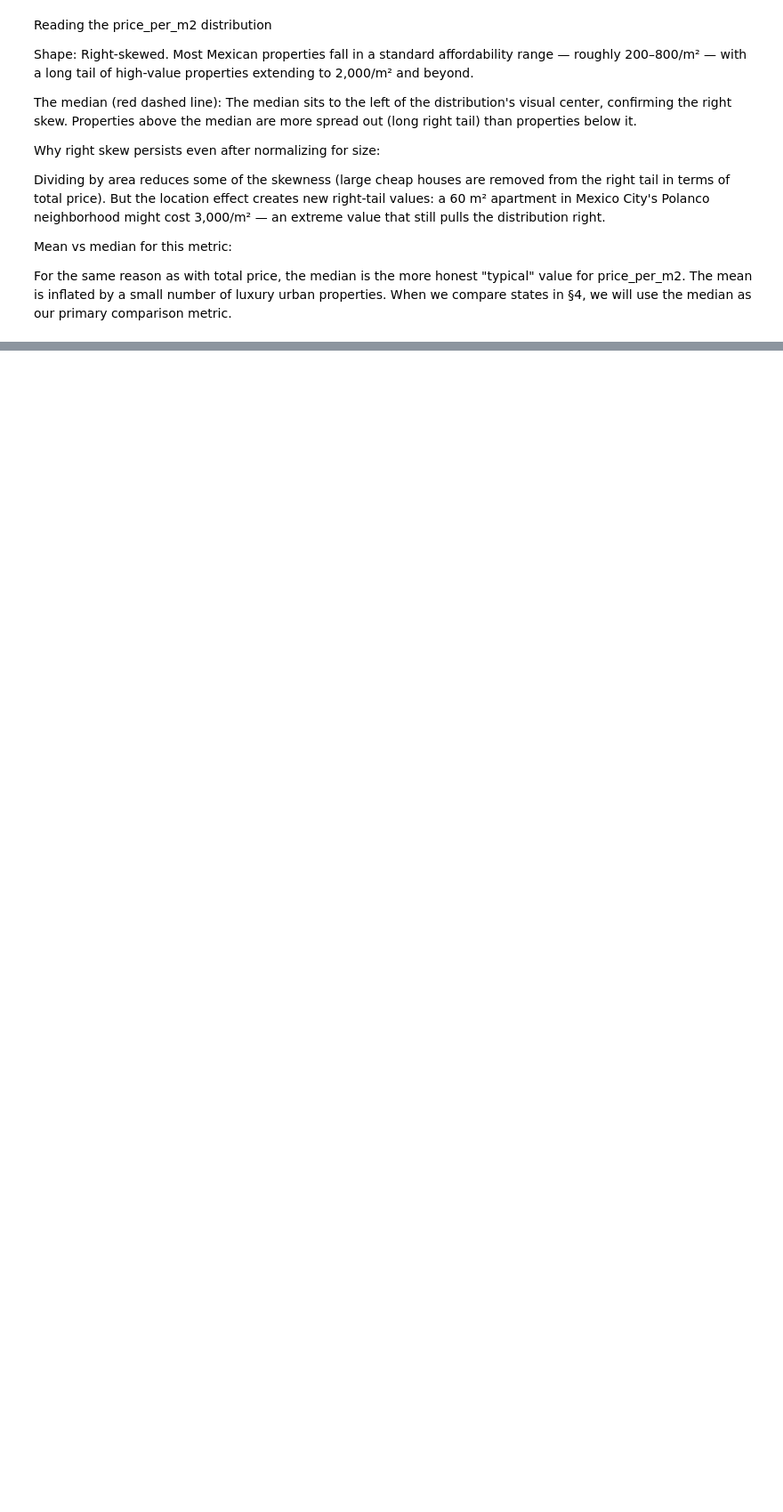
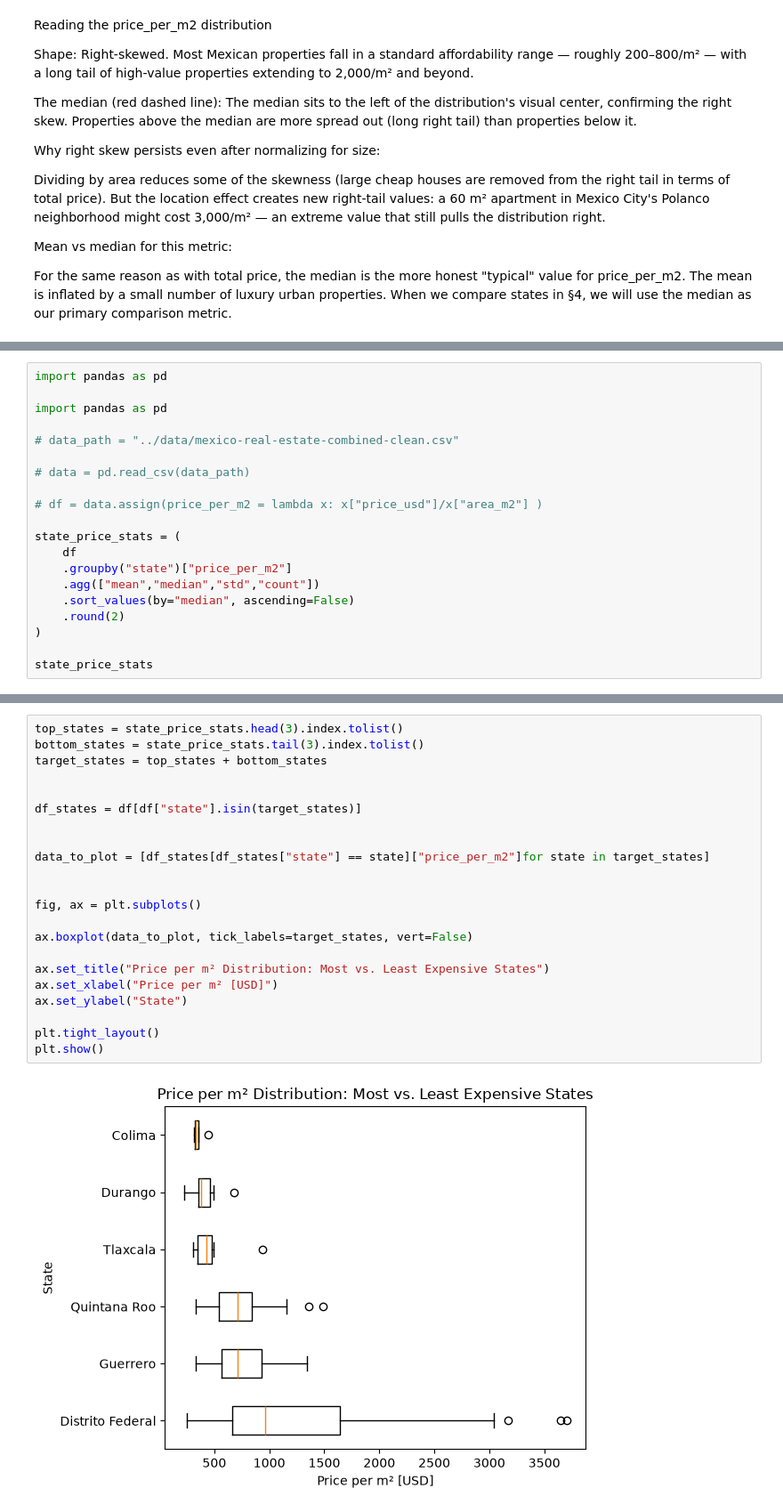
Before and after one commit to igris-nuel/ai-engineering-journey, a Jupyter notebook: projects/02-real-estate-regression/notebooks/04_price_per_m2_and_location.ipynb, the cells around one changed output, grey strips where cells are left out. Shown at 89% size. Cells and saved outputs as stored; diff of their text form; blank space fills up the shorter version.

```diff
--- a/projects/02-real-estate-regression/notebooks/04_price_per_m2_and_location.ipynb
+++ b/projects/02-real-estate-regression/notebooks/04_price_per_m2_and_location.ipynb
@@ -133,0 +143,20 @@ For the same reason as with total price, the median is the more honest "typical"
+# %%
+import pandas as pd
+
+import pandas as pd
+
+# data_path = "../data/mexico-real-estate-combined-clean.csv"
+
+# data = pd.read_csv(data_path)
+
+# df = data.assign(price_per_m2 = lambda x: x["price_usd"]/x["area_m2"] )
+
+state_price_stats = (
+    df
+    .groupby("state")["price_per_m2"]
+    .agg(["mean","median","std","count"])
+    .sort_values(by="median", ascending=False)
+    .round(2)
+)
+
+state_price_stats
@@ -133,0 +197,24 @@ For the same reason as with total price, the median is the more honest "typical"
+# %%
+top_states = state_price_stats.head(3).index.tolist()
+bottom_states = state_price_stats.tail(3).index.tolist()
+target_states = top_states + bottom_states
+
+
+df_states = df[df["state"].isin(target_states)]
+
+
+data_to_plot = [df_states[df_states["state"] == state]["price_per_m2"]for state in target_states]
+
+
+fig, ax = plt.subplots()
+
+ax.boxplot(data_to_plot, tick_labels=target_states, vert=False)
+
+ax.set_title("Price per m² Distribution: Most vs. Least Expensive States")
+ax.set_xlabel("Price per m² [USD]")
+ax.set_ylabel("State")
+
+plt.tight_layout()
+plt.show()
+# %% [output]
+[figure, added]
```
Also changed, not shown: parts of 7 cells of this notebook.
